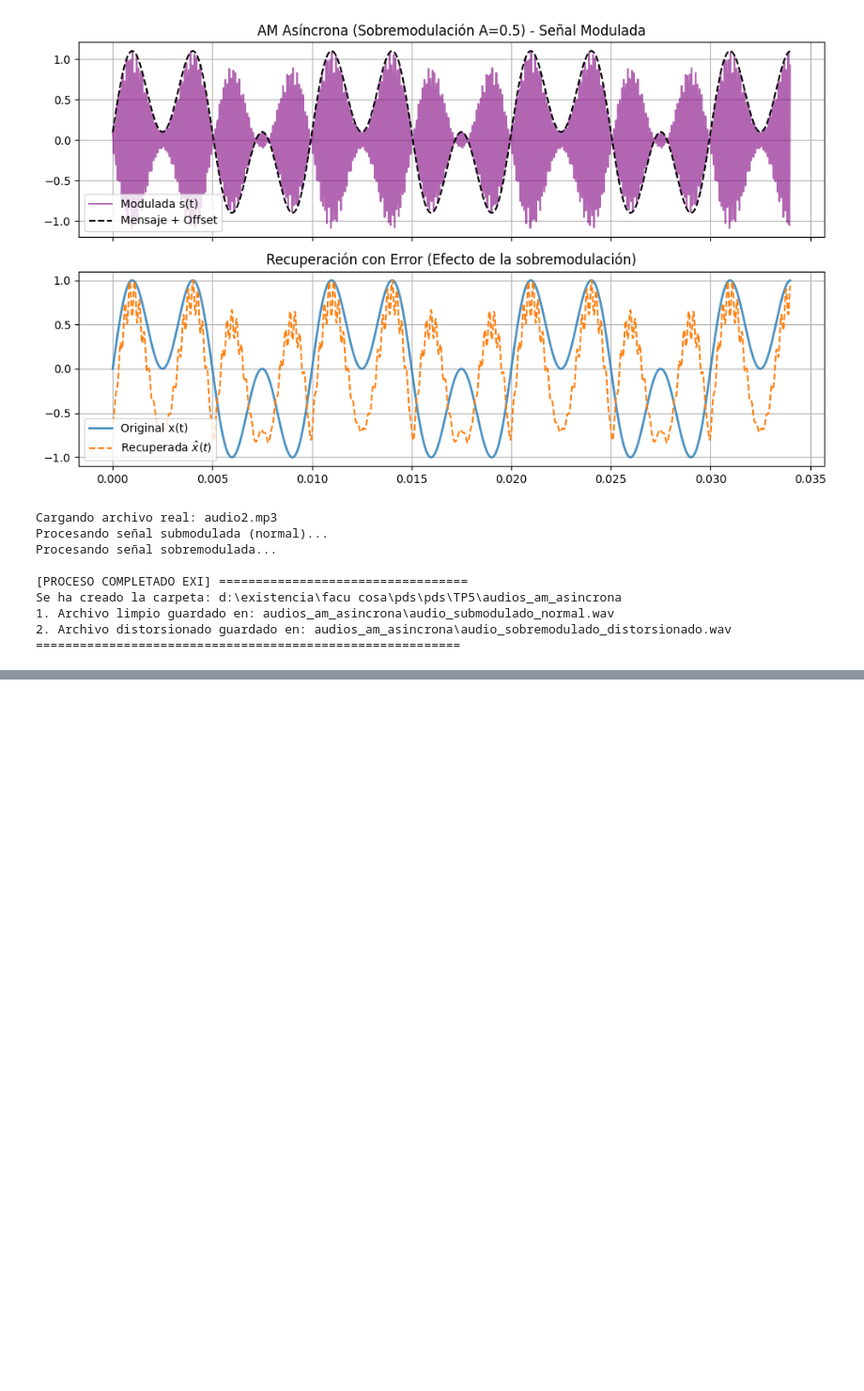
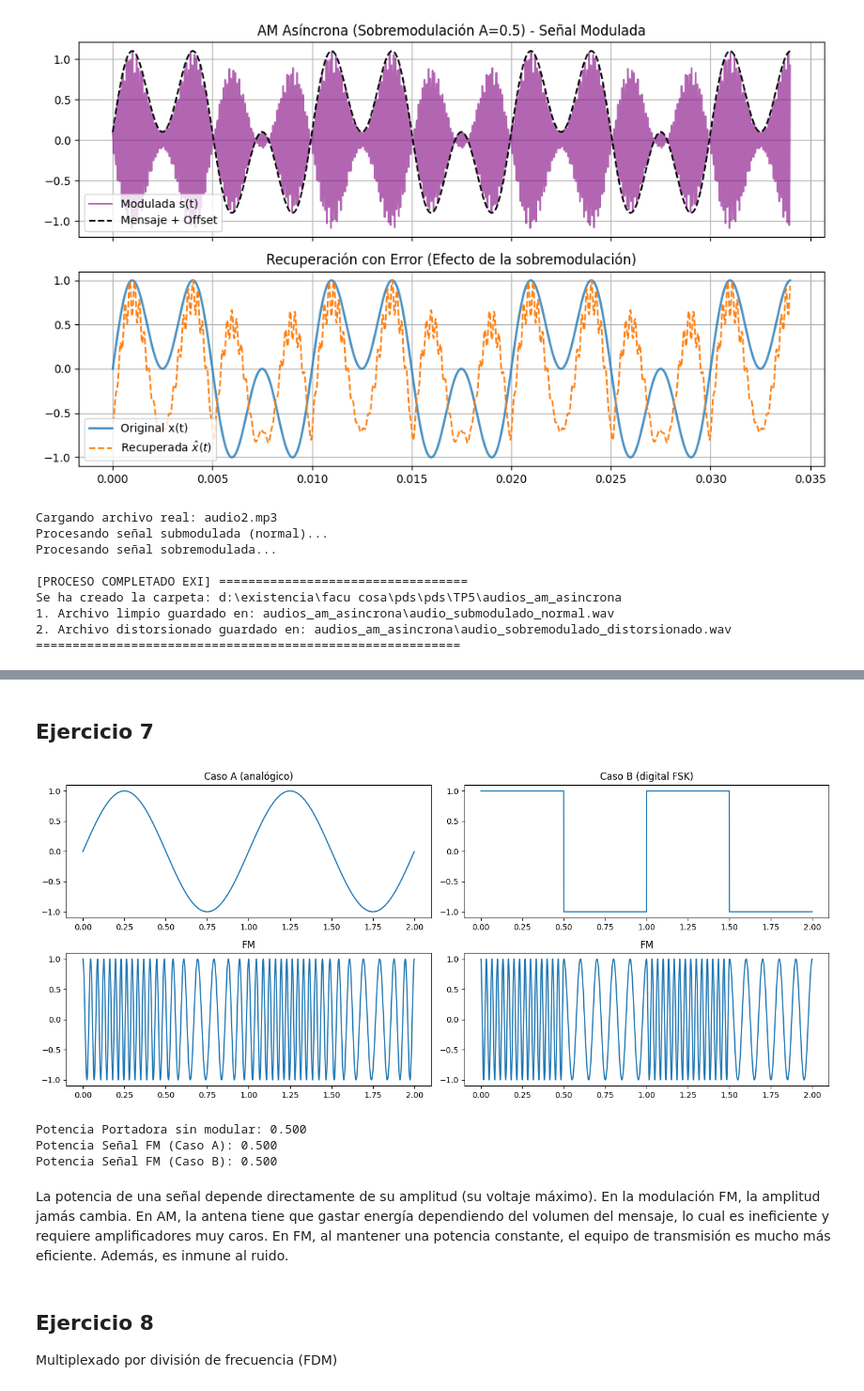
Before and after one commit to s4nt1lu1/pds, a Jupyter notebook: TP5/TP5.ipynb, the cells around one changed output, grey strips where cells are left out. Shown at 94% size. Drawn from its saved outputs; the diff is of its cells as text; code cells hidden in the pictures; blank space fills up the shorter version.

```diff
--- a/TP5/TP5.ipynb
+++ b/TP5/TP5.ipynb
@@ -621,0 +521,2 @@ Potencia Señal FM (Caso B - Cuadrada): 0.5000 W
+# %% [markdown]
+## Ejercicio 7
@@ -621,0 +532,46 @@ Potencia Señal FM (Caso B - Cuadrada): 0.5000 W
+# %%
+fs = 2000
+t = np.arange(0, 2, 1/fs) # 2 segundos de transmisión
+fc = 20                   # Frecuencia portadora
+kf = 10                   # Desviación
+
+# señales moduladoras de 1 Hz
+x_A = np.sin(2 * np.pi * 1 * t)
+x_B = square(2 * np.pi * 1 * t)
+
+# modulacion FM de ambas señales
+y_A = modulacion_fm(x_A, fs, fc, kf)
+y_B = modulacion_fm(x_B, fs, fc, kf)
+
+plt.figure(figsize=(14, 6))
+
+plt.subplot(2, 2, 1); plt.plot(t, x_A); plt.title("Caso A (analógico)")
+plt.subplot(2, 2, 3); plt.plot(t, y_A); plt.title("FM")
+
+plt.subplot(2, 2, 2); plt.plot(t, x_B); plt.title("Caso B (digital FSK)")
+plt.subplot(2, 2, 4); plt.plot(t, y_B); plt.title("FM")
+
+plt.tight_layout()
+plt.show()
+# %% [output]
+[figure, added]
+# %%
+pot_portadora = np.mean(np.cos(2 * np.pi * fc * t)**2)
+pot_yA = np.mean(y_A**2)
+pot_yB = np.mean(y_B**2)
+
+print(f"Potencia Portadora sin modular: {pot_portadora:.3f}")
+print(f"Potencia Señal FM (Caso A): {pot_yA:.3f}")
+print(f"Potencia Señal FM (Caso B): {pot_yB:.3f}")
+# %% [output]
+Potencia Portadora sin modular: 0.500
+Potencia Señal FM (Caso A): 0.500
+Potencia Señal FM (Caso B): 0.500
+# %% [markdown]
+La potencia de una señal depende directamente de su amplitud (su voltaje máximo). En la modulación FM, la amplitud jamás cambia.
+En AM, la antena tiene que gastar energía dependiendo del volumen del mensaje, lo cual es ineficiente y requiere amplificadores muy caros.
+En FM, al mantener una potencia constante, el equipo de transmisión es mucho más eficiente. Además, es inmune al ruido.
+# %% [markdown]
+## Ejercicio 8
+
+Multiplexado por división de frecuencia (FDM)
```
Also changed, not shown: parts of 13 cells of this notebook.
